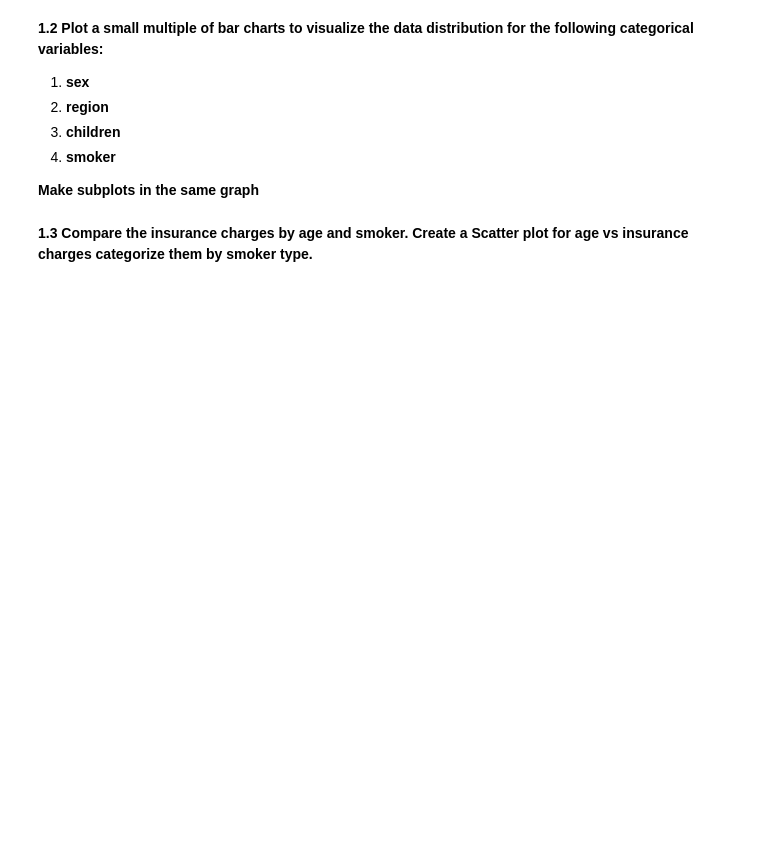
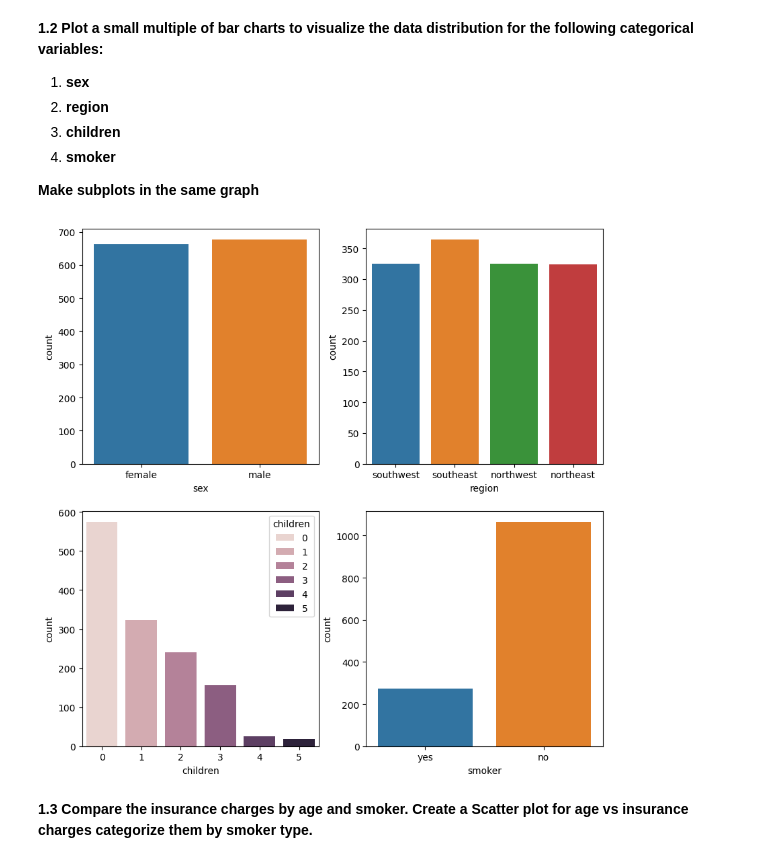
Before and after one commit to jiajiabinx/aml-hw1, a Jupyter notebook: AML_HW1_Questions.ipynb, the cells around one changed output. Drawn from its saved outputs; the diff is of its cells as text; code cells hidden in the pictures; blank space fills up the shorter version.

```diff
--- a/AML_HW1_Questions.ipynb
+++ b/AML_HW1_Questions.ipynb
@@ -52,7 +73,13 @@ insurance_df
 
 **Make subplots in the same graph**
 # %%
-### Code here
+variables = ["sex",'region','children','smoker']
+fig, ax = plt.subplots(2,2,figsize=(10,10))
+
+for var, subplot in zip(variables, ax.flatten()):
+    sns.countplot(x=var, data=insurance_df, ax=subplot,hue = var)
+# %% [output]
+[figure, added]
 # %% [markdown]
 **1.3 Compare the insurance charges by age and smoker. Create a Scatter plot for age vs insurance charges categorize them by smoker type.**
 # %%
```
Also changed, not shown: parts of 53 cells of this notebook, 1 other file.
